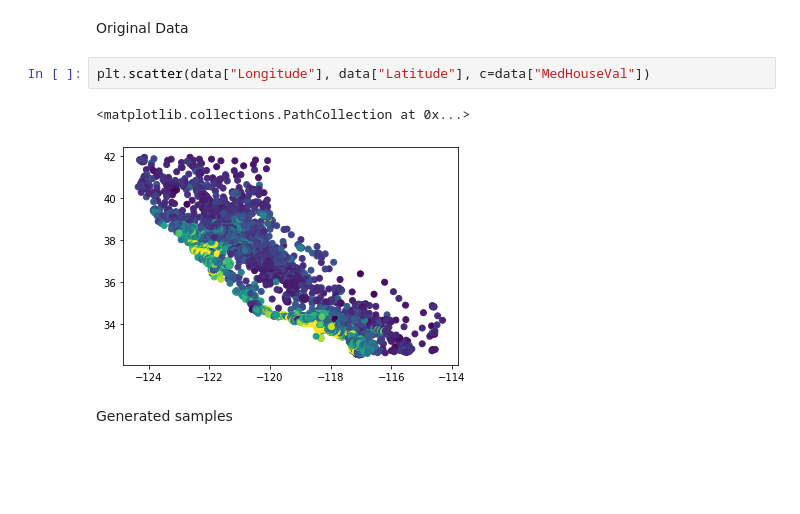
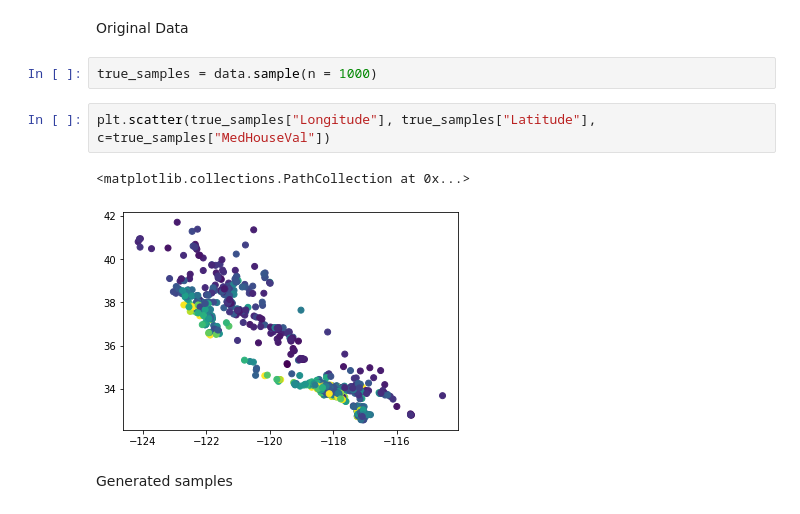
Before and after one commit to kathrinse/be_great, a Jupyter notebook: examples/Example_California_Housing.ipynb, the cells around one changed output. Drawn from its saved outputs; the diff is of its cells as text; blank space fills up the shorter version.

```diff
--- a/examples/Example_California_Housing.ipynb
+++ b/examples/Example_California_Housing.ipynb
@@ -69,11 +135,13 @@ samples.to_csv("california_samples.csv")
 ## Plot Data
 # %% [markdown]
 Original Data
+# %%
+true_samples = data.sample(n = 1000)
 # %%
-plt.scatter(data["Longitude"], data["Latitude"], c=data["MedHouseVal"])
+plt.scatter(true_samples["Longitude"], true_samples["Latitude"], c=true_samples["MedHouseVal"])
 # %% [output]
 <matplotlib.collections.PathCollection at 0x...>
-[figure, old version]
+[figure, new version]
 # %% [markdown]
 Generated samples
 # %%
```
Also changed, not shown: parts of 15 cells of this notebook, 2 other files.
